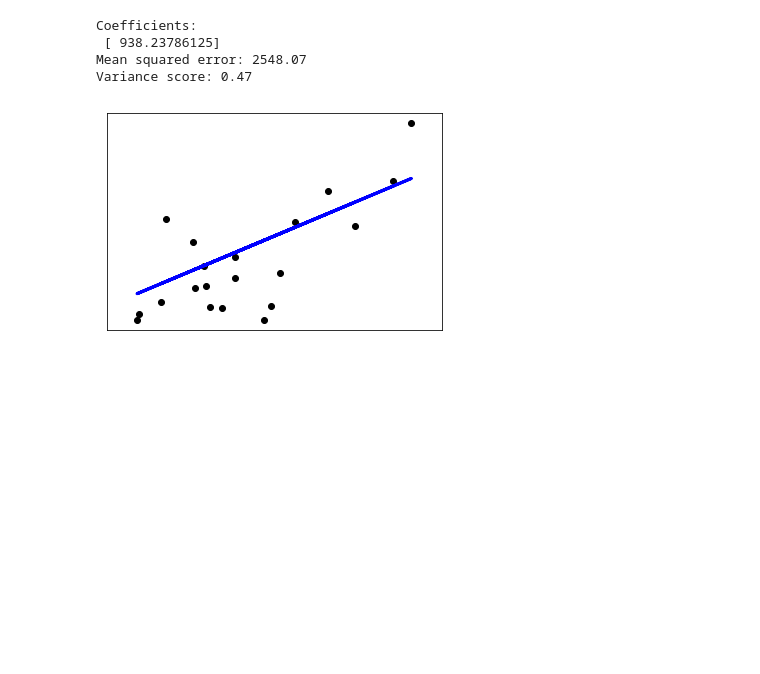
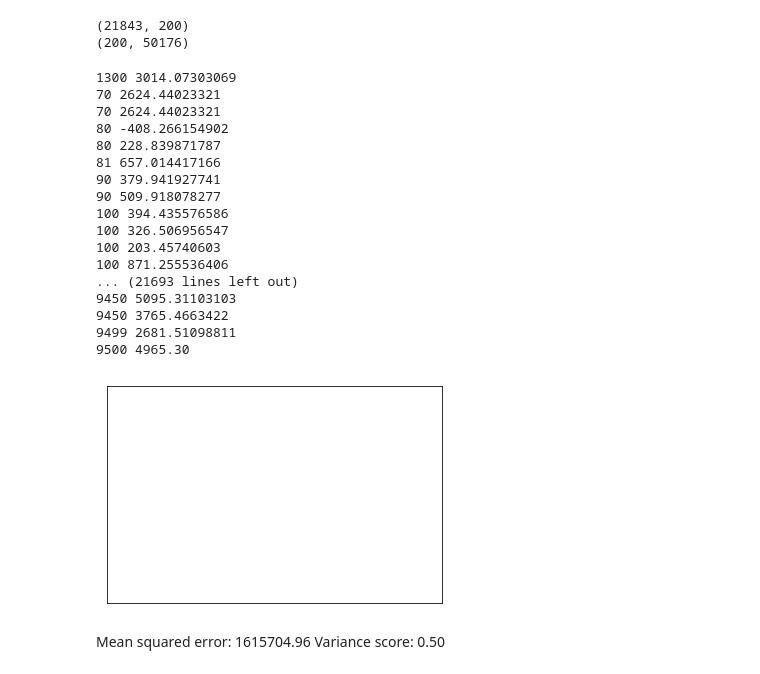
Before and after one commit to richardyang/AI-blue-book, a Jupyter notebook: code/priceIsRight.ipynb, the cells around one changed output. Saved outputs shown, nothing was run; the diff lists cells and outputs as text; code cells hidden in the pictures; blank space fills up the shorter version.

Commit message:
add bike cleaning notebooks, working linear regression using HOG and CNN features

```diff
--- a/code/priceIsRight.ipynb
+++ b/code/priceIsRight.ipynb
@@ -88,0 +95,10 @@ AttributeError: 'numpy.ndarray' object has no attribute 'append'
+# %%
+pca = PCA(n_components=200)
+pca.fit(hog_array)
+hog_images_compressed = pca.transform(hog_array)
+# %%
+print(hog_images_compressed.shape)
+print(pca.components_.shape)
+# %% [output]
+(21843, 200)
+(200, 50176)
@@ -89,47 +108,59 @@ AttributeError: 'numpy.ndarray' object has no attribute 'append'
 # %%
-# Load the diabetes dataset
-diabetes = datasets.load_diabetes()
+# Load training and eval data
+train_data = hog_images_compressed
+im_prices_int = []
+for i in im_prices:
+    im_prices_int.append(int(i))
+train_labels = im_prices_int
 
 
-# Use only one feature
-diabetes_X = diabetes.data[:, np.newaxis, 2]
-
-# Split the data into training/testing sets
-diabetes_X_train = diabetes_X[:-20]
-diabetes_X_test = diabetes_X[-20:]
-
-# Split the targets into training/testing sets
-diabetes_y_train = diabetes.target[:-20]
-diabetes_y_test = diabetes.target[-20:]
-
-# Create linear regression object
 regr = linear_model.LinearRegression()
 
-# Train the model using the training sets
-regr.fit(diabetes_X_train, diabetes_y_train)
+regr.fit(train_data, train_labels)
 
-# Make predictions using the testing set
-diabetes_y_pred = regr.predict(diabetes_X_test)
+label_pred = regr.predict(train_data)
 
-# The coefficients
+for a,b in zip(train_labels, label_pred):
+    print(a,b)
+
 print('Coefficients: \n', regr.coef_)
 # The mean squared error
 print("Mean squared error: %.2f"
-      % mean_squared_error(diabetes_y_test, diabetes_y_pred))
+      % mean_squared_error(label_pred, train_labels))
 # Explained variance score: 1 is perfect prediction
-print('Variance score: %.2f' % r2_score(diabetes_y_test, diabetes_y_pred))
+print('Variance score: %.2f' % r2_score(train_labels, label_pred))
 
 # Plot outputs
-plt.scatter(diabetes_X_test, diabetes_y_test,  color='black')
-plt.plot(diabetes_X_test, diabetes_y_pred, color='blue', linewidth=3)
+#plt.scatter(train_data, train_labels,  color='black')
+#plt.plot(train_data, label_pred, color='blue', linewidth=3)
 
 plt.xticks(())
 plt.yticks(())
 
 plt.show()
+
+
+
+#run PCA
 # %% [output]
-Coefficients:
- [ 938.23786125]
-Mean squared error: 2548.07
-Variance score: 0.47
+1300 3014.07303069
+70 2624.44023321
+70 2624.44023321
+80 -408.266154902
+80 228.839871787
+81 657.014417166
+90 379.941927741
+90 509.918078277
+100 394.435576586
+100 326.506956547
+100 203.45740603
+100 871.255536406
+... (21693 lines left out)
+9450 5095.31103103
+9450 3765.4663422
+9499 2681.51098811
+9500 4965.30
-[figure, old version]
+[figure, new version]
+# %% [markdown]
+Mean squared error: 1615704.96
+Variance score: 0.50
```
Also changed, not shown: parts of 3 cells of this notebook, 10 other files.
